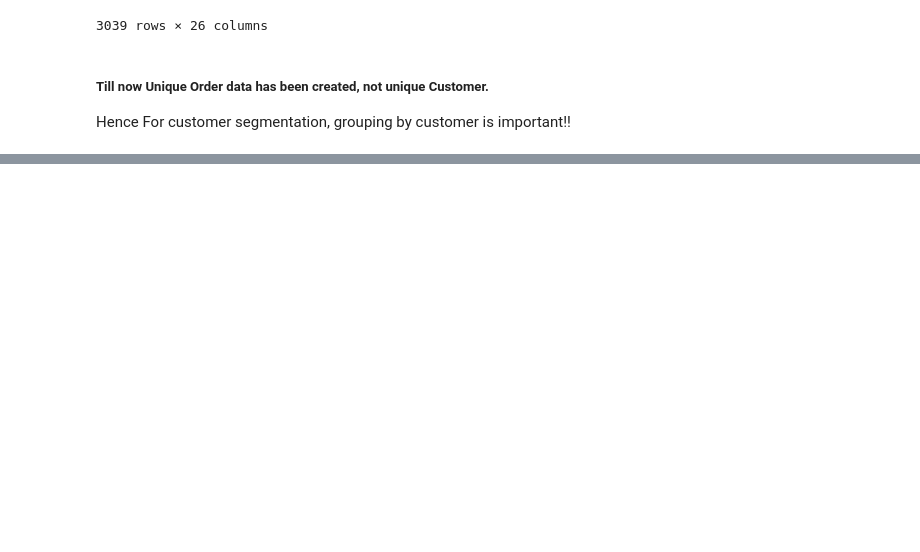
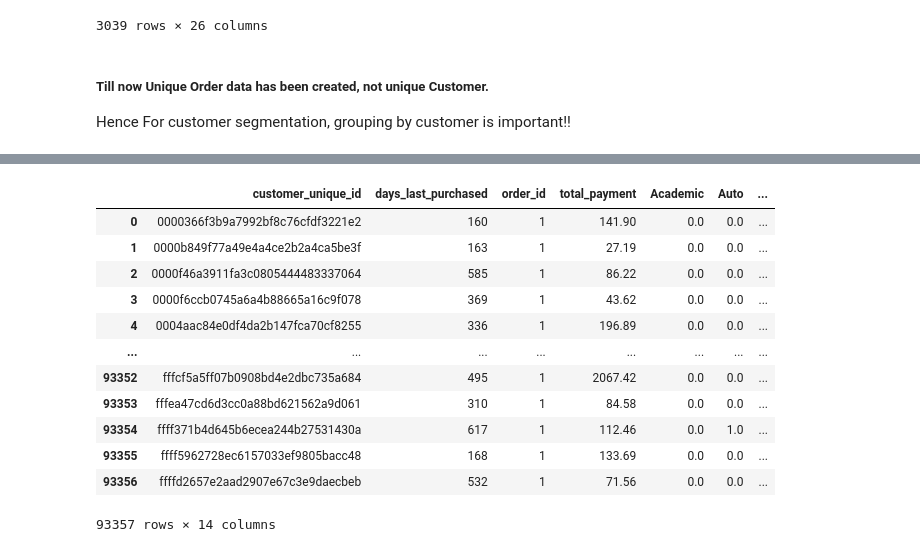
Before and after one commit to DDTcodes17/Olist_Segmentation_Churn_Prediction, a Jupyter notebook: notebook/EDA.ipynb, the cells around one changed output, grey strips where cells are left out. Drawn from its saved outputs; the diff is of its cells as text; code cells hidden in the pictures; blank space fills up the shorter version.

```diff
--- a/notebook/EDA.ipynb
+++ b/notebook/EDA.ipynb
@@ -299,0 +310,10 @@ final_olist_customer_data = final_olist_order_dataset.groupby()
+# %%
+# Finding Maximum orders per order_id
+order_counts_per_order = olist_detailed_order.groupby(['order_id']).agg(num_orders=("order_item_id","max")).reset_index()
+order_counts_per_order[order_counts_per_order['order_id']=="00526a9d4ebde463baee25f386963ddc"]
+order_counts_per_order.shape
+
+# Joining with final_order_data
+final_olist_order_dataset = pd.merge(final_olist_order_dataset, order_counts_per_order,
+                                     how="left", on="order_id")
+final_olist_order_dataset.head()
@@ -299,0 +330,12 @@ final_olist_customer_data = final_olist_order_dataset.groupby()
+# %%
+# Keeping only delivered columns since contributing only to revenue
+
+#NOTE:1. order_status shipped, invoice,etc. also contributed to revenue but have been too long(more than 10 days)
+      #2. This being a historical dataset, eventually means such orders were finally cancelled!!
+
+final_olist_order_dataset = final_olist_order_dataset[final_olist_order_dataset['order_status']=="delivered"]
+#Shape: 96477
+final_olist_order_dataset = final_olist_order_dataset.drop(labels=["order_status", "order_purchase_timestamp",
+                                                                    "order_approved_at","order_delivered_carrier_date",
+                                                                    'order_delivered_carrier_date','order_delivered_customer_date',
+                                                                    'order_estimated_delivery_date'], axis=1)
@@ -299,0 +346,16 @@ final_olist_customer_data = final_olist_order_dataset.groupby()
+# %%
+# Taking care of needed columns after .groupby() ddestroys them
+category_cols = [
+    'Academic', 'Auto', 'Fashion_Accessories', 'Health_Beauty',
+    'Home_Furniture', 'Kids_Baby', 'Other', 'Pets',
+    'Sports_Leisure', 'Technology'
+]
+
+agg_rules = {
+    "days_last_purchased": 'min',
+    "order_id": 'nunique',
+    "total_payment":'sum'
+}
+for cols in category_cols:
+    agg_rules[cols] = 'max'
+agg_rules
@@ -299,0 +376,18 @@ final_olist_customer_data = final_olist_order_dataset.groupby()
+# %%
+final_olist_customer_data = final_olist_order_dataset.groupby(['customer_unique_id']).agg(agg_rules).reset_index()
+
+final_olist_customer_data
+# %% [output]
+|  | customer_unique_id | days_last_purchased | order_id | total_payment | Academic | Auto | ... |
+| 0 | 0000366f3b9a7992bf8c76cfdf3221e2 | 160 | 1 | 141.90 | 0.0 | 0.0 | ... |
+| 1 | 0000b849f77a49e4a4ce2b2a4ca5be3f | 163 | 1 | 27.19 | 0.0 | 0.0 | ... |
+| 2 | 0000f46a3911fa3c0805444483337064 | 585 | 1 | 86.22 | 0.0 | 0.0 | ... |
+| 3 | 0000f6ccb0745a6a4b88665a16c9f078 | 369 | 1 | 43.62 | 0.0 | 0.0 | ... |
+| 4 | 0004aac84e0df4da2b147fca70cf8255 | 336 | 1 | 196.89 | 0.0 | 0.0 | ... |
+| ... | ... | ... | ... | ... | ... | ... | ... |
+| 93352 | fffcf5a5ff07b0908bd4e2dbc735a684 | 495 | 1 | 2067.42 | 0.0 | 0.0 | ... |
+| 93353 | fffea47cd6d3cc0a88bd621562a9d061 | 310 | 1 | 84.58 | 0.0 | 0.0 | ... |
+| 93354 | ffff371b4d645b6ecea244b27531430a | 617 | 1 | 112.46 | 0.0 | 1.0 | ... |
+| 93355 | ffff5962728ec6157033ef9805bacc48 | 168 | 1 | 133.69 | 0.0 | 0.0 | ... |
+| 93356 | ffffd2657e2aad2907e67c3e9daecbeb | 532 | 1 | 71.56 | 0.0 | 0.0 | ... |
+93357 rows × 14 columns
```
Also changed, not shown: parts of 13 cells of this notebook.
